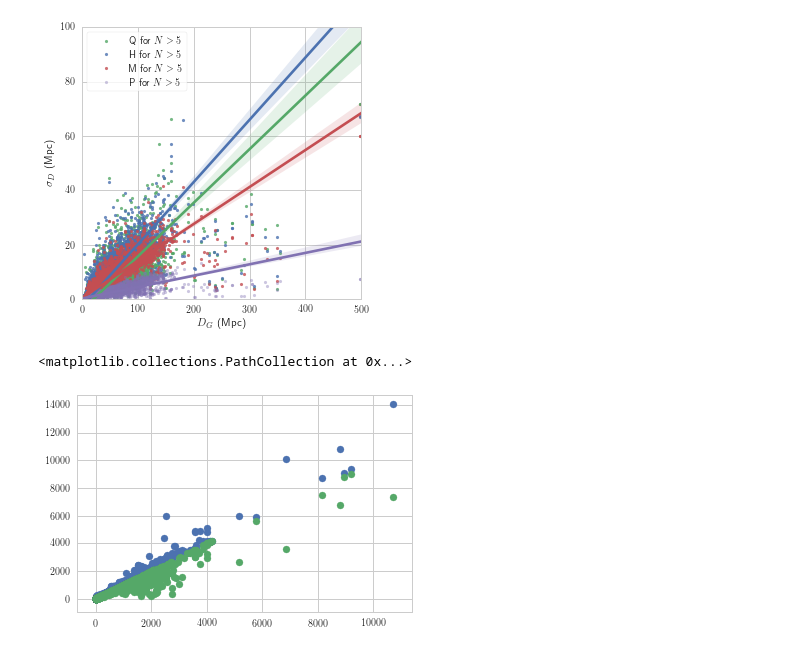
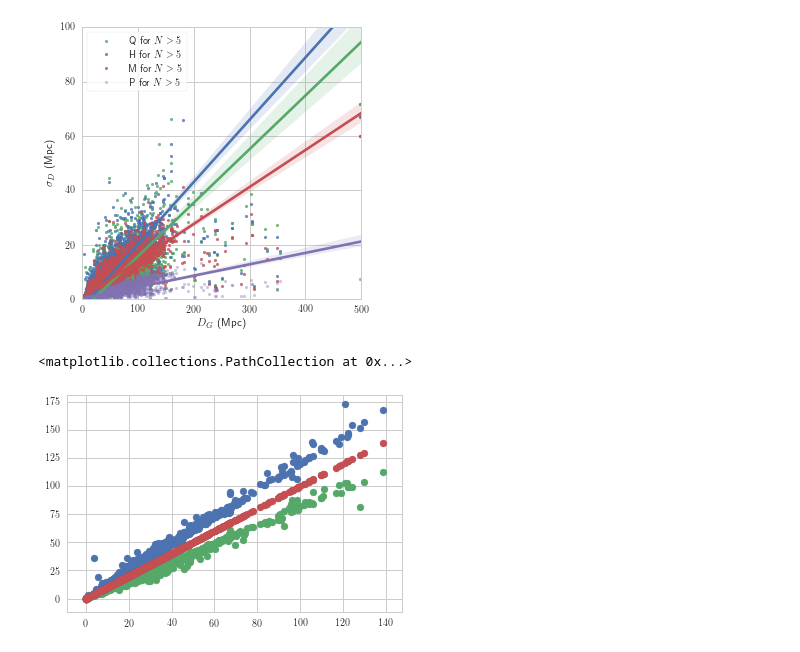
Before and after one commit to saint-germain/errorprediction, a Jupyter notebook: errors_NED-D.ipynb, the cells around one changed output. Saved outputs shown, nothing was run; the diff lists cells and outputs as text; code cells hidden in the pictures.

```diff
--- a/errors_NED-D.ipynb
+++ b/errors_NED-D.ipynb
@@ -94,3 +99,14 @@ dfb.to_csv("ned_bootstrap_results.csv")
+# %%
+dfb=pd.read_csv('ned_bootstrap_results.csv')
+# %%
+em=dfb.meas
+dboot=dfb['D (Mpc)']
+bootp50=dfb['H (Mpc)']
+ecf=dfb['P (Mpc)']
+eqd=dfb['Q (Mpc)']
+bootmad=dfb['M (Mpc)']
+boot84=dfb['Dmax (Mpc)']
+boot16=dfb['Dmin (Mpc)']
 # %%
 from matplotlib.pyplot import cm
 color=cm.inferno(np.linspace(0,1,12))
@@ -207,6 +223,7 @@ y1=np.array(boot16)
 # %%
 plt.scatter(x,y8)
 plt.scatter(x,y1)
+plt.scatter(x,x)
 # %% [output]
 <matplotlib.collections.PathCollection at 0x...>
-[figure, old version]
+[figure, new version]
```
Also changed, not shown: parts of 11 cells of this notebook, 27 other files.
